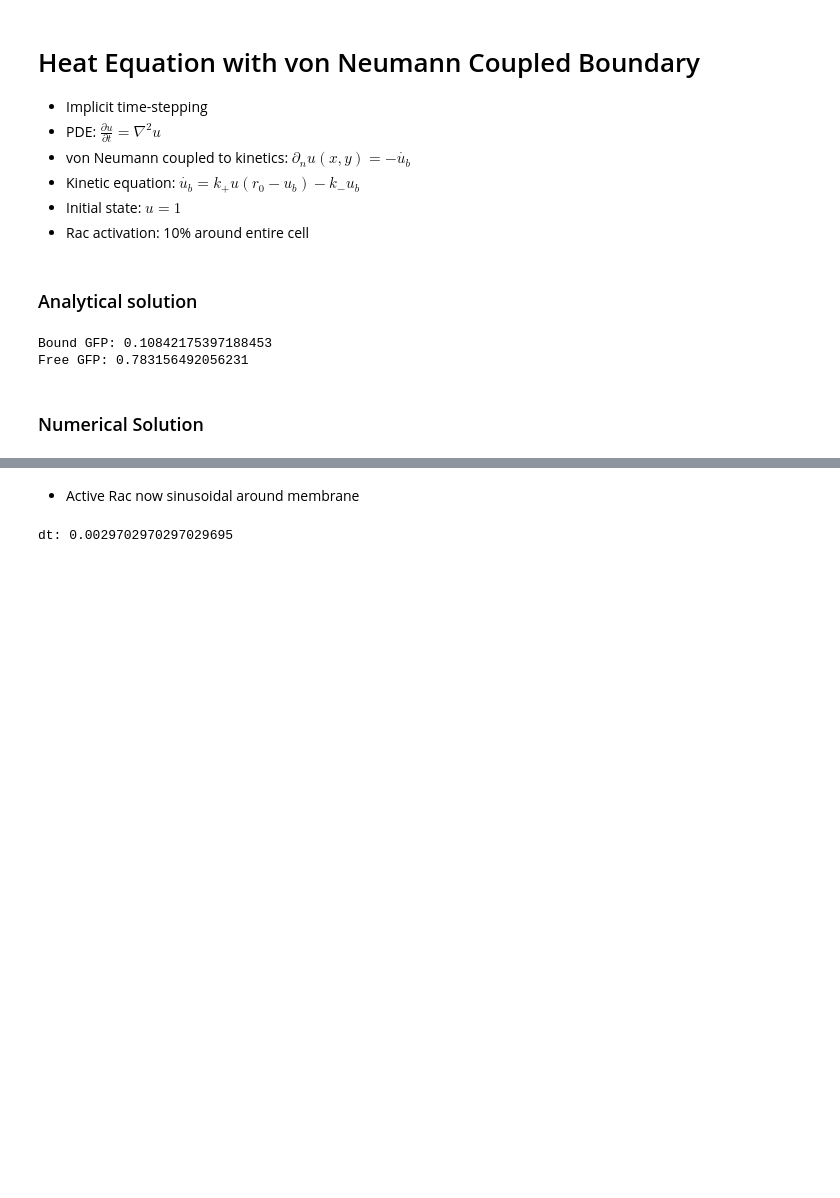
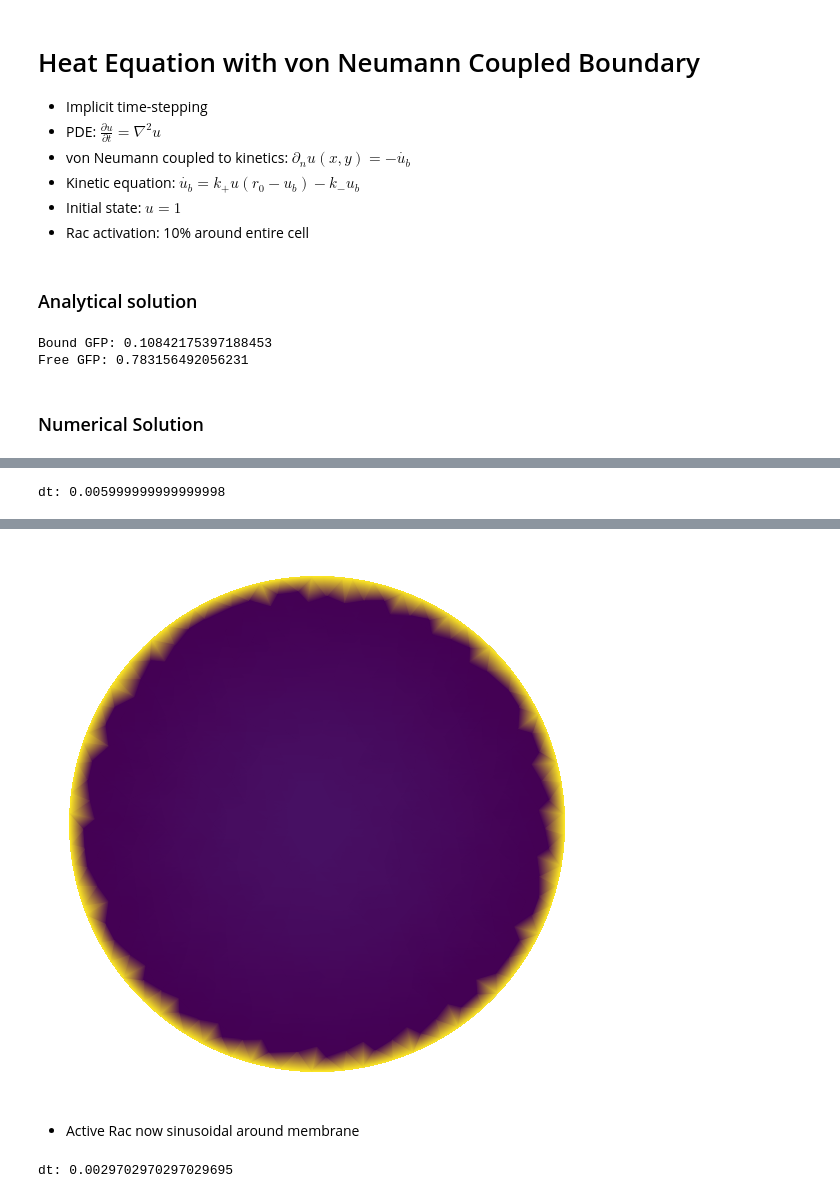
Before and after one commit to JamieJQuinn/gfp-simulator-9000, a Jupyter notebook: Kinetic Boundaries.ipynb, the cells around one changed output, grey strips where cells are left out. Drawn from its saved outputs; the diff is of its cells as text; code cells hidden in the pictures; blank space fills up the shorter version.

```diff
--- a/Kinetic Boundaries.ipynb
+++ b/Kinetic Boundaries.ipynb
@@ -159,0 +156,15 @@ Text(0.5, 1.0, 'Solution')
+# %%
+# Plot
+fig, ax = plt.subplots(1, 1, figsize=(10,10))
+
+def animate(i):
+    plot = mesh.plot(u_list[i], ax)
+    return plot,
+
+total_frames = len(u_list)
+
+anim = FuncAnimation(fig, animate,
+                               frames=total_frames, interval=int(1.0*1e3*(total_time/total_frames)), blit=True)
+HTML(anim.to_html5_video())
+# %% [output]
+dt: 0.005999999999999998
@@ -160,3 +172,4 @@ Text(0.5, 1.0, 'Solution')
+[figure, added]
 # %% [markdown]
 - Active Rac now sinusoidal around membrane
 # %%
```
Also changed, not shown: parts of 4 cells of this notebook.
